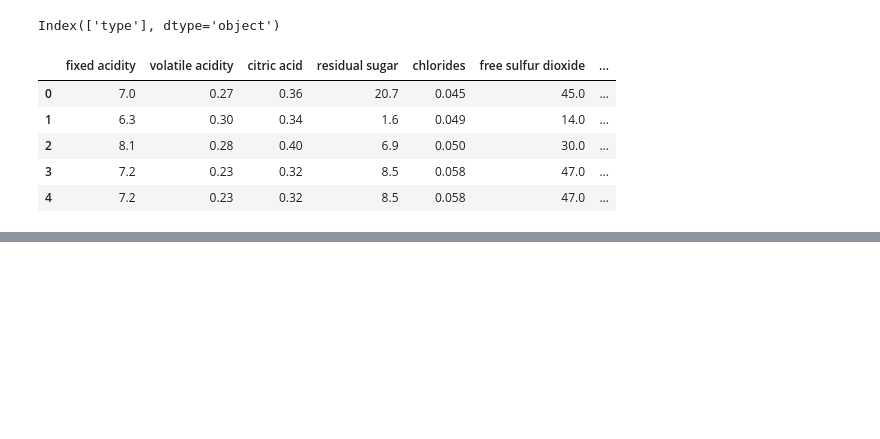
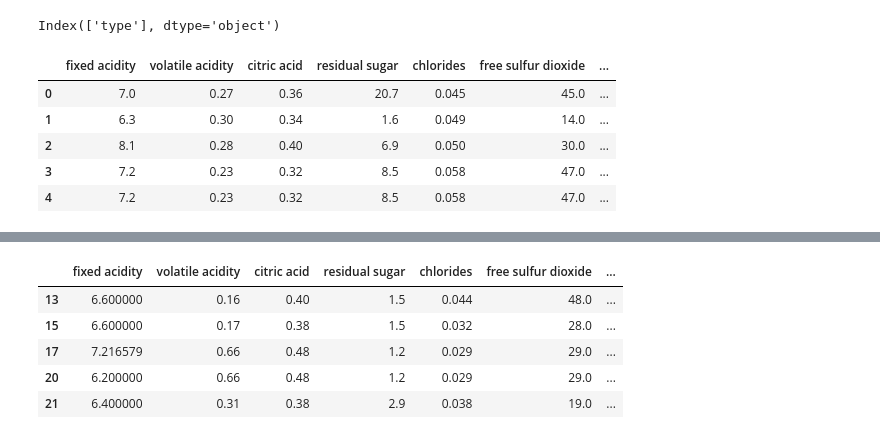
Before and after one commit to jer-radcliffe/Project-3, a Jupyter notebook: Jeremy.ipynb, the cells around one changed output, grey strips where cells are left out. Cells and saved outputs as stored; diff of their text form; code cells hidden in the pictures; blank space fills up the shorter version.

```diff
--- a/Jeremy.ipynb
+++ b/Jeremy.ipynb
@@ -166,3 +186,7 @@ df.head()
 | 2 | 8.1 | 0.28 | 0.40 | 6.9 | 0.050 | 30.0 | ... |
 | 3 | 7.2 | 0.23 | 0.32 | 8.5 | 0.058 | 47.0 | ... |
 | 4 | 7.2 | 0.23 | 0.32 | 8.5 | 0.058 | 47.0 | ... |
+# %%
+#create binary column for high quality
+df['high_quality'] = df['quality'].apply(lambda x: 1 if x > 6 else 0)
+df.head()
@@ -168,0 +200,10 @@ df.head()
+# %%
+#check if worked
+df[df['high_quality'] == 1].head()
+# %% [output]
+|  | fixed acidity | volatile acidity | citric acid | residual sugar | chlorides | free sulfur dioxide | ... |
+| 13 | 6.600000 | 0.16 | 0.40 | 1.5 | 0.044 | 48.0 | ... |
+| 15 | 6.600000 | 0.17 | 0.38 | 1.5 | 0.032 | 28.0 | ... |
+| 17 | 7.216579 | 0.66 | 0.48 | 1.2 | 0.029 | 29.0 | ... |
+| 20 | 6.200000 | 0.66 | 0.48 | 1.2 | 0.029 | 29.0 | ... |
+| 21 | 6.400000 | 0.31 | 0.38 | 2.9 | 0.038 | 19.0 | ... |
```
Also changed, not shown: parts of 3 cells of this notebook, 2 other files.
